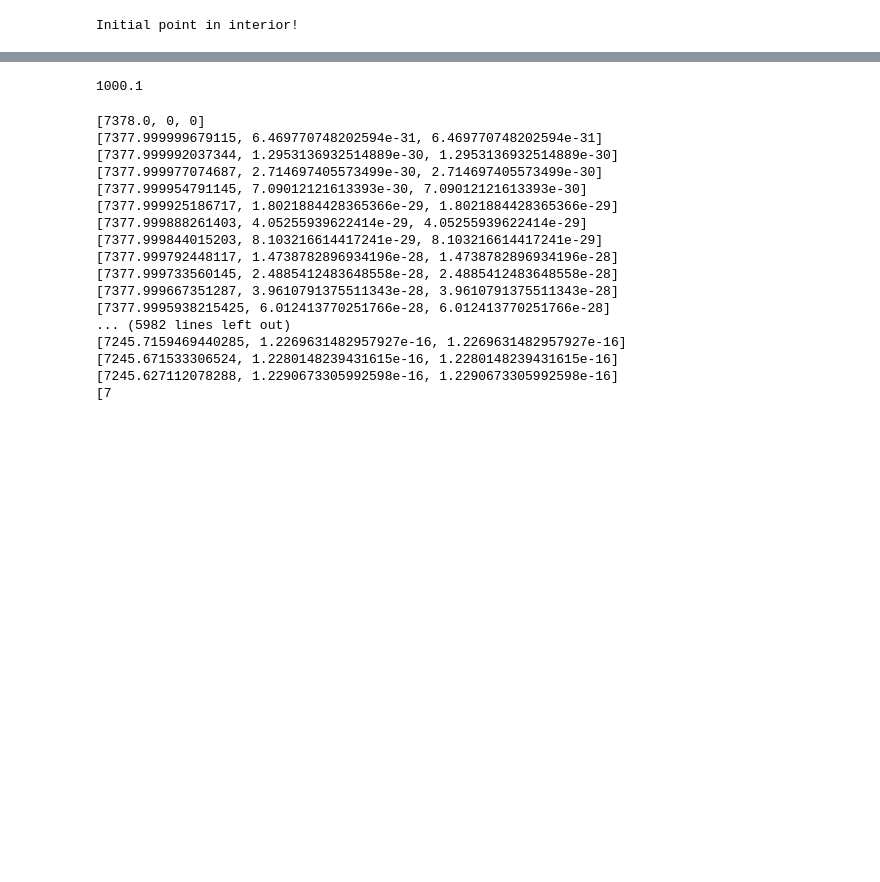
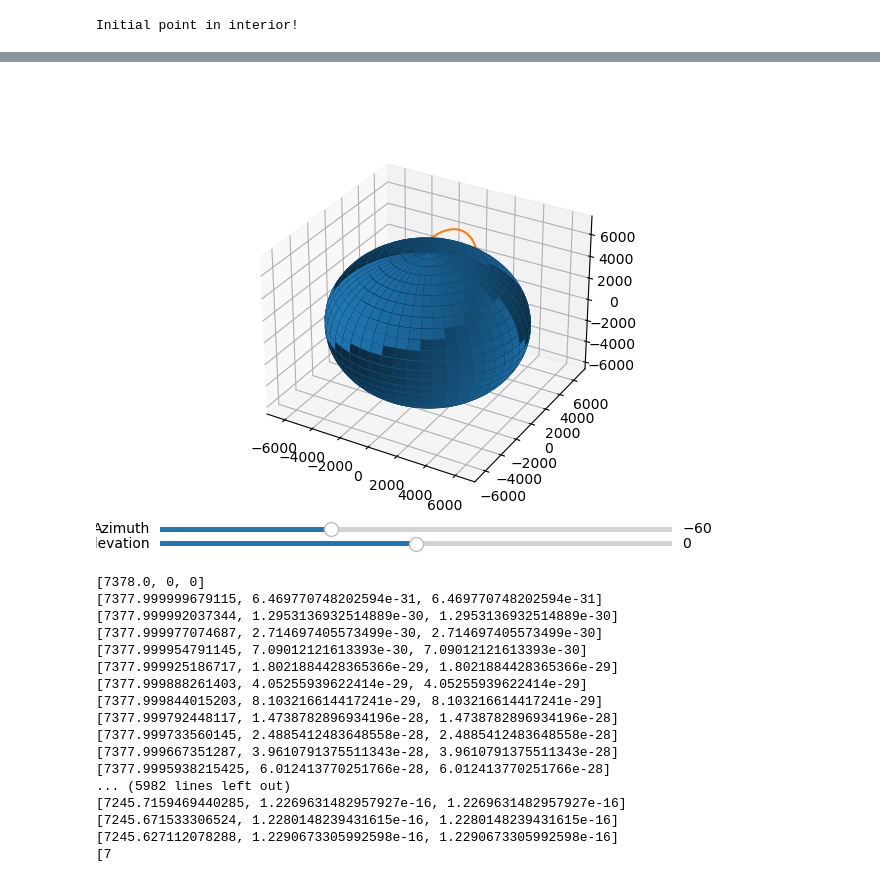
Before and after one commit to gulldhhhhh/ES98B-Skylab, a Jupyter notebook: Code/Simulator/Simulator_0.ipynb, the cells around one changed output, grey strips where cells are left out. Cells and saved outputs as stored; diff of their text form; code cells hidden in the pictures; blank space fills up the shorter version.

Commit message:
Made a Plotter for 3D Satellites

```diff
--- a/Code/Simulator/Simulator_0.ipynb
+++ b/Code/Simulator/Simulator_0.ipynb
@@ -410,7 +408,7 @@ class D3_Satellite:
         self.position = new_pos
         self.poshist.append(new_pos)
 
-    def forecast(self, dt=0.001, maxIter = 10000, height_tol = 0, simple_solver = False, solver = 'RK45', drag_type = 'complex'):
+    def forecast(self, dt=0.001, maxIter = 100000, height_tol = 0, simple_solver = False, solver = 'RK45', drag_type = 'complex'):
         """
         Runs the forward euler timestep until our altitude reaches 0. Can adjust dt as seen fit
         To be fixed: breaks when altitude drops below 10km or so.
@@ -423,16 +421,15 @@ class D3_Satellite:
 
         if simple_solver == False:
             while self.altitude > height_tol and iter < maxIter:
-                print(self.altitude)
                 self.Gen_TimeStep(dt, drag_type, solver=solver)
                 self.althist.append(self.altitude)
                 #print(self.altitude)
                 iter += 1
             return self.poshist, self.velochist, self.althist
 # %%
-init_position = [0, 0, radius_equatorial/1000 + 408]
+init_position = [0, 0, radius_equatorial/1000 + 1000]
 a = 7.65**2
-sat = D3_Satellite(3000, 2.2, init_position, [np.sqrt(0.8*a),np.sqrt(0.2*a),0])
+sat = D3_Satellite(3000, 2.2, init_position, [0,7,0])
 dt = 0.1
-poshist, _, althist = sat.forecast(dt = dt);
+poshist, _, althist = sat.forecast(dt = dt, maxIter = 100000)
 # %% [output]
@@ -466,7 +447,7 @@ def ellipsoid_surface(a, b, c, num_points=100):
     z = c * np.outer(np.ones_like(u), np.cos(v))
     return [x, y, z]
 
-earth_ellipsoid = ellipsoid_surface(radius_equatorial//1000, radius_equatorial//1000,radius_polar//1000)
+earth_ellipsoid = ellipsoid_surface(radius_equatorial//1000, radius_equatorial//1000,radius_polar//1000, num_points = 1000)
 # %%
 def Orbit_Plotter_3D(althist, poshist):
     poshist = np.array(poshist)
@@ -493,7 +472,24 @@ Warning: Cannot change to a different GUI toolkit: ipympl. Using notebook instea
-# %%
-print(len(poshist)*dt)
-# %% [output]
-1000.1
+# %%
+poshist = np.array(poshist)
+fig = plt.figure()
+ax = fig.add_subplot(111, projection='3d')
+ax.plot_surface(earth_ellipsoid[0],earth_ellipsoid[1],earth_ellipsoid[2])
+ax.plot(poshist[:,0],poshist[:,1],poshist[:,2])
+
+ax_elevation = plt.axes([0.1,0.02,0.8,0.02])
+ax_azimuth = plt.axes([0.1,0.05,0.8,0.02])
+slider_elevation = Slider(ax_elevation, 'Elevation', -180, 180, valinit=0)
+slider_azimuth = Slider(ax_azimuth, 'Azimuth', -180, 180, valinit=-60)
+
+def update_view(val):
+    ax.view_init(elev=slider_elevation.val, azim=slider_azimuth.val)
+
+# Register the update function with the sliders
+slider_elevation.on_changed(update_view)
+slider_azimuth.on_changed(update_view)
+plt.show()
+# %% [output]
+[figure, added]
 # %%
 class D2_radar_array:
     def __init__(self, cart_pos):
```
Also changed, not shown: parts of 5 cells of this notebook, 1 other file.
